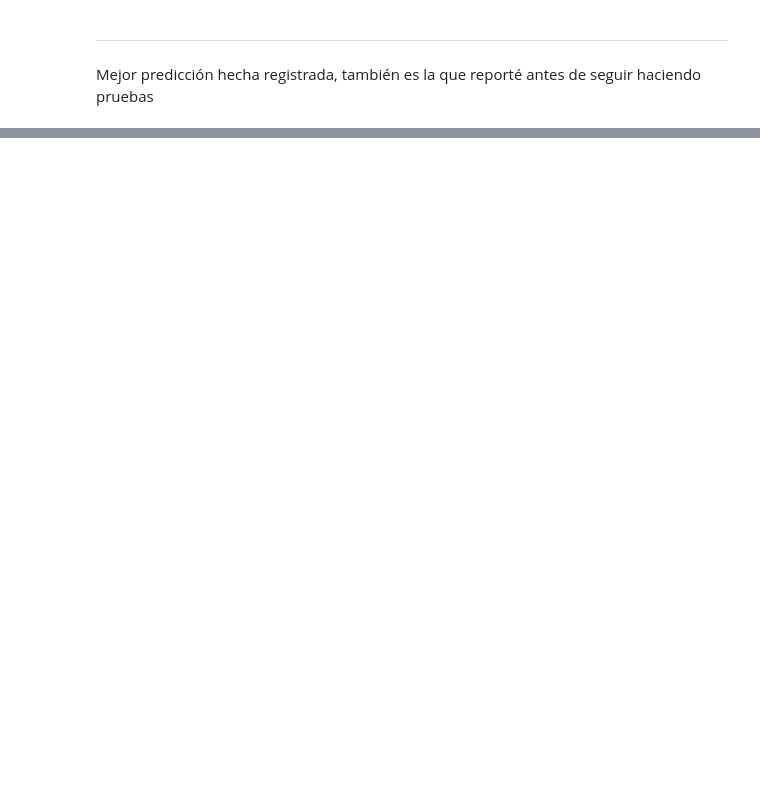
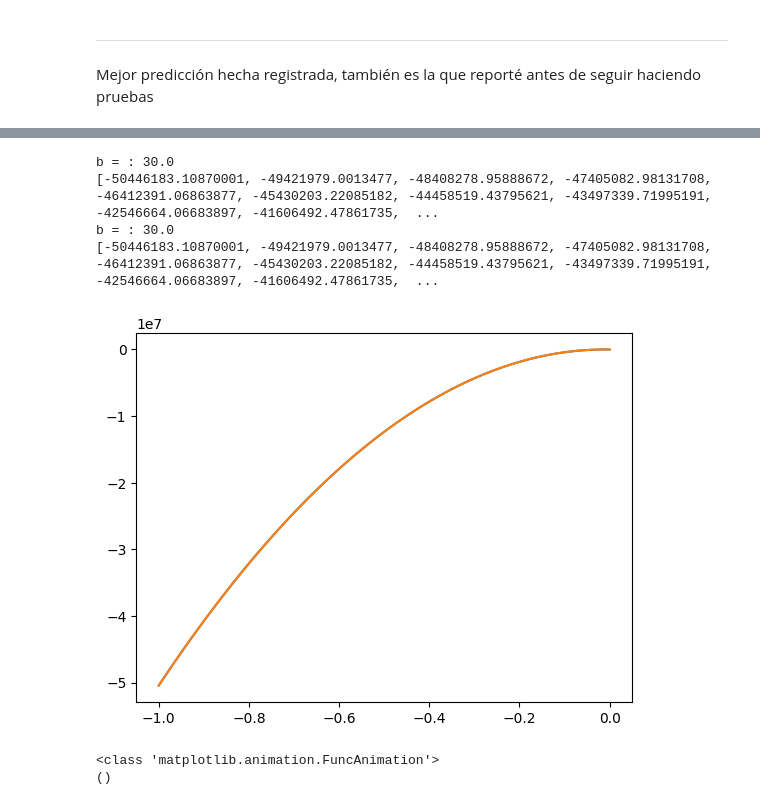
Before and after one commit to DCI-alxogm/ml2023-Isaias-Hernandez, a Jupyter notebook: Sep29-30/MCMC_Metropoli_30_08_23.ipynb, the cells around one changed output, grey strips where cells are left out. Cells and saved outputs as stored; diff of their text form; code cells hidden in the pictures; blank space fills up the shorter version.

```diff
--- a/Sep29-30/MCMC_Metropoli_30_08_23.ipynb
+++ b/Sep29-30/MCMC_Metropoli_30_08_23.ipynb
@@ -172,0 +372,31 @@ Mejor predicción hecha registrada, también es la que reporté antes de seguir
+# %%
+def funcion(b):
+  w_long = np.linspace(-1, 0, 100)
+  #print(w_long)
+  print("b = :", b)
+  likelihood = []
+  for w in w_long:
+    theta = [b, w]
+    l = Log_Likelihood(datos_x, datos_y, theta, Modelo)
+    likelihood.append(l)
+
+  print(likelihood)
+  frame, = plt.plot(w_long, likelihood)
+  return (frame,)
+# %%
+fig, ax = plt.subplots()
+b_long = np.linspace(30, 42, 100)
+animacion = FuncAnimation(fig, funcion, frames=b_long, blit=True)
+plt.show()
+# %% [output]
+b = : 30.0
+[-50446183.10870001, -49421979.0013477, -48408278.95888672, -47405082.98131708, -46412391.06863877, -45430203.22085182, -44458519.43795621, -43497339.71995191, -42546664.06683897, -41606492.47861735,  ...
+b = : 30.0
+[-50446183.10870001, -49421979.0013477, -48408278.95888672, -47405082.98131708, -46412391.06863877, -45430203.22085182, -44458519.43795621, -43497339.71995191, -42546664.06683897, -41606492.47861735,  ...
+[figure, added]
+# %%
+print(type(animacion))
+print(np.shape(animacion))
+# %% [output]
+<class 'matplotlib.animation.FuncAnimation'>
+()
```
Also changed, not shown: parts of 21 cells of this notebook.
